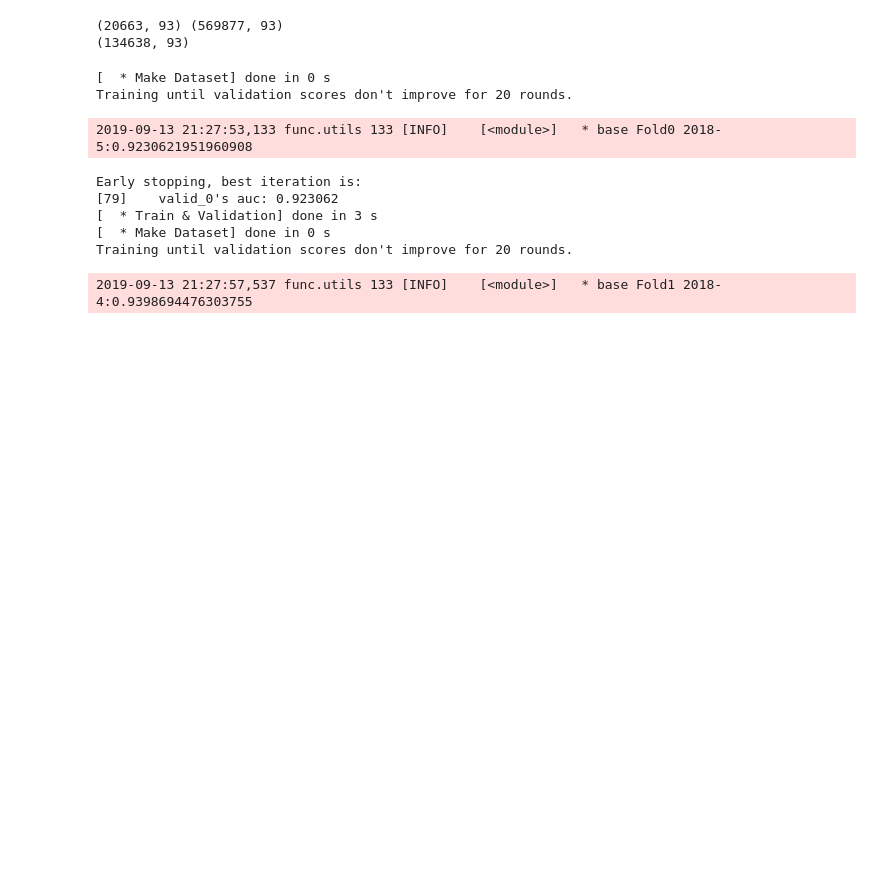
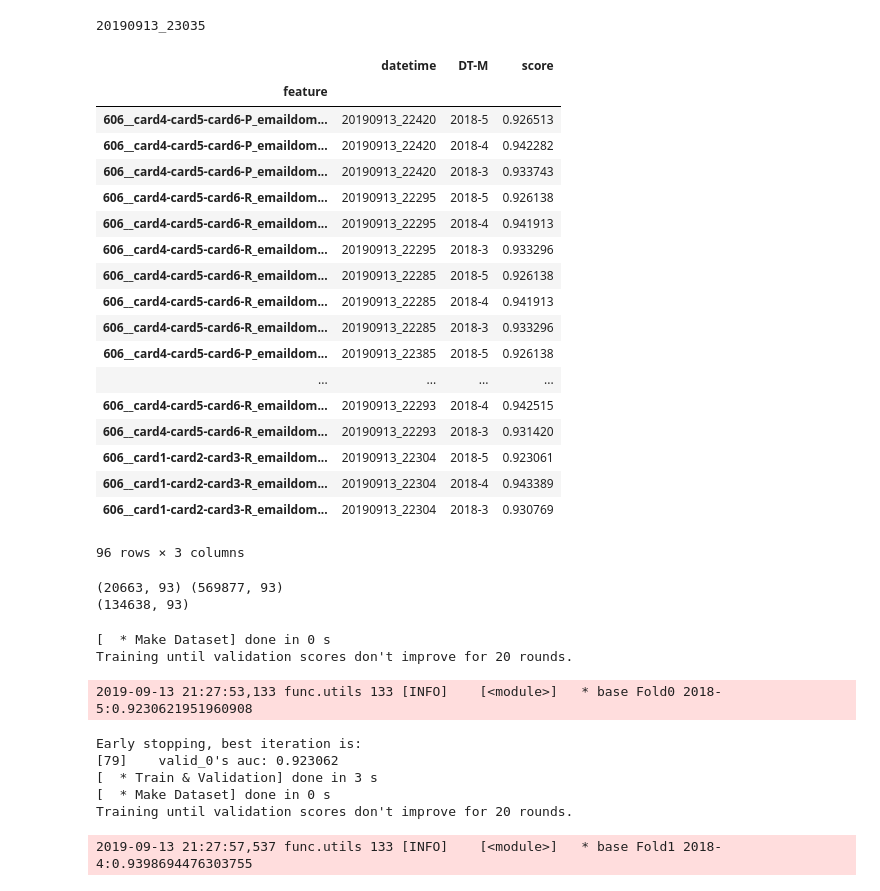
Before and after one commit to yryrgogo/ieee-fraud-5th-place, a Jupyter notebook: src/911_ieee__lgb_downsampling_single_valid_feature.ipynb, the cells around one changed output. Saved outputs shown, nothing was run; the diff lists cells and outputs as text; code cells hidden in the pictures; blank space fills up the shorter version.

```diff
--- a/src/911_ieee__lgb_downsampling_single_valid_feature.ipynb
+++ b/src/911_ieee__lgb_downsampling_single_valid_feature.ipynb
@@ -32,3 +31,53 @@ The autoreload extension is already loaded. To reload it, use:
+# %%
+"""
+最初の実験で一番優秀だったdatetimeとmax datetime
+1.
+20190913_22295 / 20190913_22380
+2018-5: 0.9230621951960908
+2018-4: 0.9398694476303755
+2018-3: 0.9332691393175264
+2.
+20190913_22420 / 20190913_22591
+2018-5: 0.926138
+2018-4: 0.941913
+2018-3: 0.933296
+3.
+ /
+2018-5:
+2018-4:
+2018-3:
+"""
+feim = pd.read_csv('../output/valid_single_feature.csv', header=None)
+feim.columns = ['datetime', 'DT-M', 'feature', 'score']
+print(feim['datetime'].max())
+feim.set_index('feature', inplace=True)
+cnt = feim.groupby('feature')['score'].count()
+idx = cnt[cnt==3].index
+feim = feim.loc[idx]
+may = feim[feim['DT-M']=='2018-5']
+may.sort_values(by='score', ascending=False, inplace=True)
+feim.loc[may.index]
+# %% [output]
+20190913_23035
+|  | datetime | DT-M | score |
+| feature |  |  |  |
+| 606__card4-card5-card6-P_emaildom... | 20190913_22420 | 2018-5 | 0.926513 |
+| 606__card4-card5-card6-P_emaildom... | 20190913_22420 | 2018-4 | 0.942282 |
+| 606__card4-card5-card6-P_emaildom... | 20190913_22420 | 2018-3 | 0.933743 |
+| 606__card4-card5-card6-R_emaildom... | 20190913_22295 | 2018-5 | 0.926138 |
+| 606__card4-card5-card6-R_emaildom... | 20190913_22295 | 2018-4 | 0.941913 |
+| 606__card4-card5-card6-R_emaildom... | 20190913_22295 | 2018-3 | 0.933296 |
+| 606__card4-card5-card6-R_emaildom... | 20190913_22285 | 2018-5 | 0.926138 |
+| 606__card4-card5-card6-R_emaildom... | 20190913_22285 | 2018-4 | 0.941913 |
+| 606__card4-card5-card6-R_emaildom... | 20190913_22285 | 2018-3 | 0.933296 |
+| 606__card4-card5-card6-P_emaildom... | 20190913_22385 | 2018-5 | 0.926138 |
+| ... | ... | ... | ... |
+| 606__card4-card5-card6-R_emaildom... | 20190913_22293 | 2018-4 | 0.942515 |
+| 606__card4-card5-card6-R_emaildom... | 20190913_22293 | 2018-3 | 0.931420 |
+| 606__card1-card2-card3-R_emaildom... | 20190913_22304 | 2018-5 | 0.923061 |
+| 606__card1-card2-card3-R_emaildom... | 20190913_22304 | 2018-4 | 0.943389 |
+| 606__card1-card2-card3-R_emaildom... | 20190913_22304 | 2018-3 | 0.930769 |
+96 rows × 3 columns
 # %%
 COLUMN_ID = 'TransactionID'
 COLUMN_DT = 'TransactionDT'
```
Also changed, not shown: parts of 1 cell of this notebook, 7 other files.
